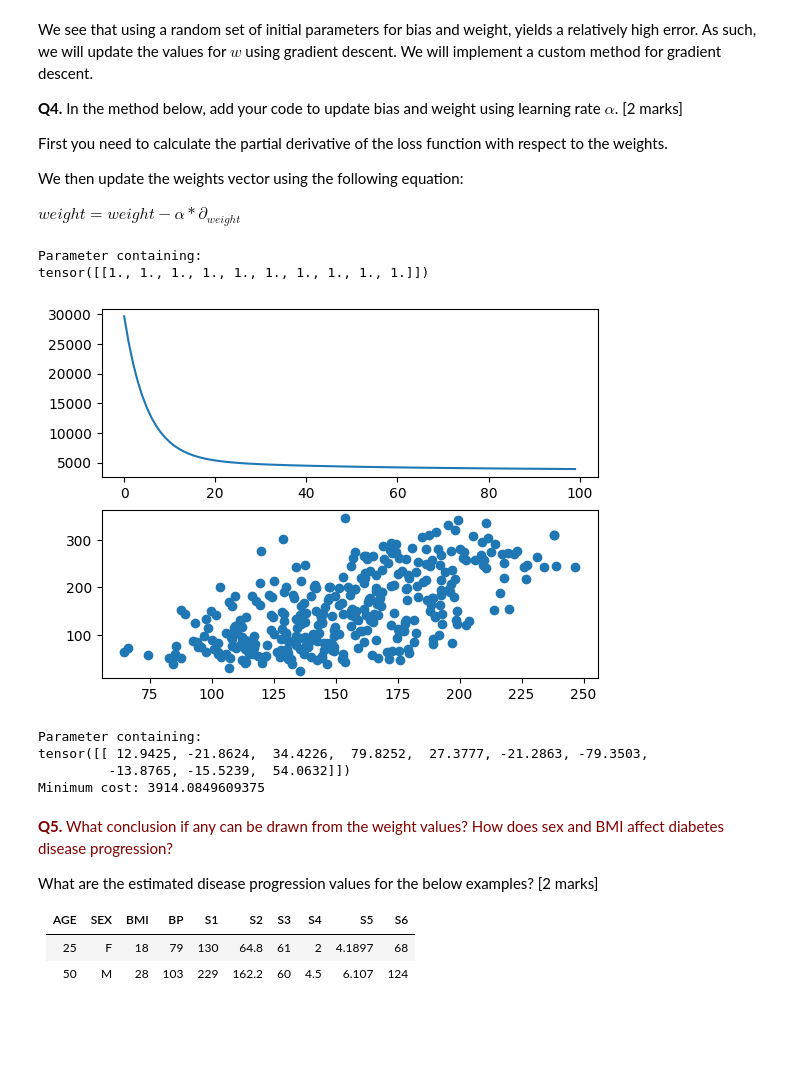
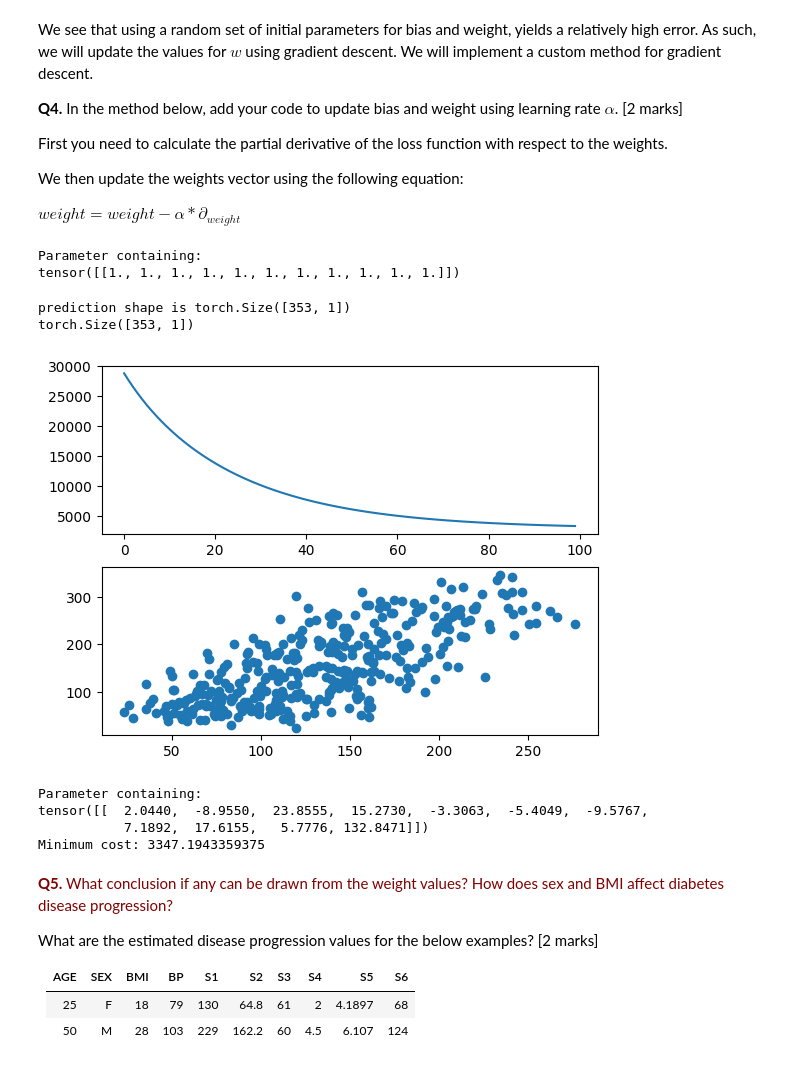
Before and after one commit to MohammedEsamaldin/ML_projects, a Jupyter notebook: wk3_Regression_2024 (1).ipynb, the cells around one changed output. Saved outputs shown, nothing was run; the diff lists cells and outputs as text; code cells hidden in the pictures; blank space fills up the shorter version.

```diff
--- a/wk3_Regression_2024 (1).ipynb
+++ b/wk3_Regression_2024 (1).ipynb
@@ -74,11 +74,11 @@ def norm_set(x: torch.Tensor, mu: torch.Tensor, sigma: torch.Tensor) -> torch.te
   ### your code here
   return norm_x
 def calculating_mu_sigma(x: torch.Tensor):
-  tensor_mean = x.mean()
-  tensor_std = x.std()
+  tensor_mean = torch.mean(x,dim =0)
+  tensor_std = torch.std(x,dim =0)
   return  tensor_mean , tensor_std
-mu, sigma = calculating_mu_sigma(x_train)
-x_train = norm_set(x_train, mu, sigma)
-mu, sigma = calculating_mu_sigma(x_test)
-x_test = norm_set(x_test, mu, sigma)
+x_mu, x_sigma = calculating_mu_sigma(x_train)
+x_train = norm_set(x_train, x_mu, x_sigma)
+x_test = norm_set(x_test, x_mu, x_sigma)
+
 ###your code here
@@ -105,10 +94,12 @@ Refering back to the lecture notes, we define $ y = f(x) = w^T x$, so we need to
 class LinearRegression(nn.Module):
   def __init__(self, num_features):
     super().__init__()
-    self.weight = nn.Parameter(torch.ones(1, num_features), requires_grad=False)
+    self.weight = nn.Parameter(torch.ones(1,num_features), requires_grad=False)
+    self.bias = nn.Parameter(torch.rand(1), requires_grad=False)
 
   def forward(self, x):
-    y = torch.matmul(x, self.weight.T)
+    y = torch.matmul(x, self.weight.T)  +self.bias
+
     return y
 # %% [markdown]
 As we need to account for the bias, we add a column of ones to the `x_data`
@@ -118,7 +109,7 @@ x_train = torch.cat([x_train, torch.ones(x_train.shape[0], 1)], dim=1)
 x_test = torch.cat([x_test, torch.ones(x_test.shape[0], 1)], dim=1)
 # %%
 ## test the custom layer
-model = LinearRegression(x_train.shape[1])
+model = LinearRegression(num_features=x_train.shape[1])
 prediction = model(x_train)
 prediction.shape # the output should be Nx1
 # %% [output]
@@ -154,7 +145,7 @@ $ weight = weight - α * ∂_{weight}$
 model.weight
 # %% [output]
 Parameter containing:
-tensor([[1., 1., 1., 1., 1., 1., 1., 1., 1., 1.]])
+tensor([[1., 1., 1., 1., 1., 1., 1., 1., 1., 1., 1.]])
 # %%
 def gradient_descent_step(model: nn.Module, X: torch.Tensor, y: torch.Tensor, y_pred: torch.Tensor, lr: float) -> None:
   weight = model.weight
@@ -169,25 +159,32 @@ def gradient_descent_step(model: nn.Module, X: torch.Tensor, y: torch.Tensor, y_
   model.weight = nn.Parameter(new_weight, requires_grad=False)
 # %%
 cost_lst = list()
-model = LinearRegression(x_train.shape[1])
-alpha = .1
+model = LinearRegression(num_features=x_train.shape[1])
+alpha = .01
 for it in range(100):
   prediction = model(x_train)
   cost = mean_squared_error(prediction, y_train)
-  cost_lst.append(cost)
+  cost_lst.append(cost.detach().numpy())
   gradient_descent_step(model, x_train, y_train, prediction, alpha)
+print(f'prediction shape is {prediction.shape}')
+print(y_train.shape)
+
+
 fig, axs = plt.subplots(2)
 axs[0].plot(list(range(it+1)), cost_lst)
-axs[1].scatter(prediction, y_train)
+#axs[1].scatter(prediction, y_train)
+axs[1].scatter(prediction.detach().numpy(), y_train.detach().numpy())
 plt.show()
 print(model.weight)
 print('Minimum cost: {}'.format(min(cost_lst)))
 # %% [output]
+prediction shape is torch.Size([353, 1])
+torch.Size([353, 1])
-[figure, old version]
+[figure, new version]
-Parameter containing:
-tensor([[ 12.9425, -21.8624,  34.4226,  79.8252,  27.3777, -21.2863, -79.3503,
-         -13.8765, -15.5239,  54.0632]])
-Minimum cost: 3914.0849609375
+Parameter containing:
+tensor([[  2.0440,  -8.9550,  23.8555,  15.2730,  -3.3063,  -5.4049,  -9.5767,
+           7.1892,  17.6155,   5.7776, 132.8471]])
+Minimum cost: 3347.1943359375
 # %% [markdown]
 <font color="maroon">**Q5.** What conclusion if any can be drawn from the weight values? How does sex and BMI affect diabetes disease progression?
 
```
Also changed, not shown: parts of 13 cells of this notebook, 5 other files.
